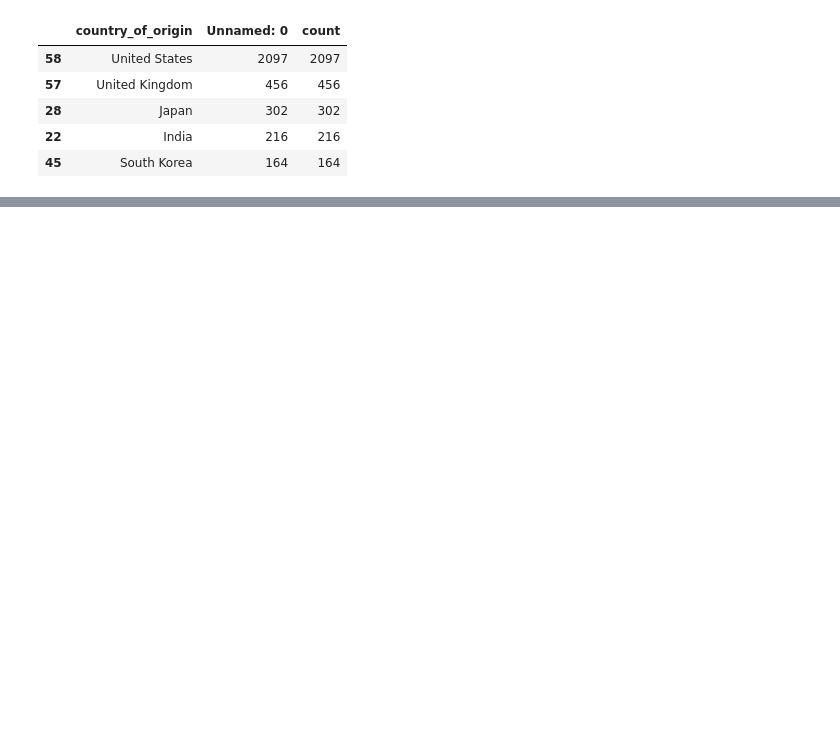
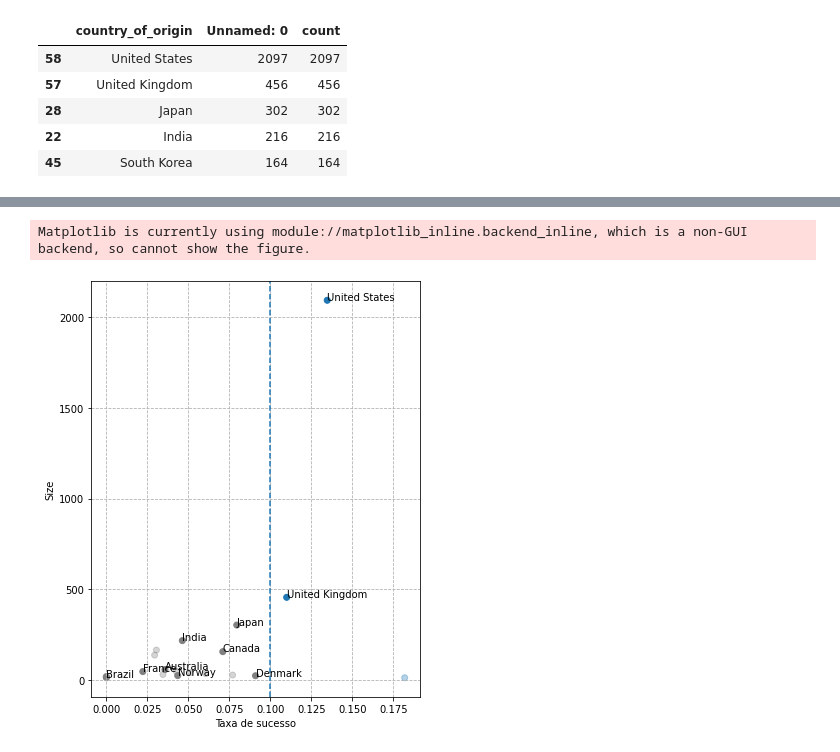
Before and after one commit to MBorgesT/DataVisProject, a Jupyter notebook: eda/countries_of_origin.ipynb, the cells around one changed output, grey strips where cells are left out. Cells and saved outputs as stored; diff of their text form; code cells hidden in the pictures; blank space fills up the shorter version.

```diff
--- a/eda/countries_of_origin.ipynb
+++ b/eda/countries_of_origin.ipynb
@@ -56,0 +104,10 @@ px.histogram(plot_df[:20], x='country_of_origin', y='count')
+# %%
+for _, row in df.iterrows():
+    country = row['countryOfOrigin']
+    assert(country is not None)
+
+    count_country[country] += 1
+    ss_sum_country[country] += row['successScore']
+
+    if row['tconst'] in top_tconsts:
+        count_coutry_top10perc[country] += 1
@@ -56,0 +130,8 @@ px.histogram(plot_df[:20], x='country_of_origin', y='count')
+# %%
+plot_df = pd.DataFrame({
+    'country': countries,
+    'avgSuccessScore': avgSuccessScore,
+    'successPerc': successPerc,
+    'size': sizes
+})
+df.head(5)
@@ -56,0 +165,2 @@ px.histogram(plot_df[:20], x='country_of_origin', y='count')
+# %%
+plot_df_cut = plot_df[plot_df['size'] >= 10]
@@ -56,0 +182,27 @@ px.histogram(plot_df[:20], x='country_of_origin', y='count')
+# %%
+plt.clf()
+plt.cla()
+
+plt.scatter(
+    x=plot_df_cut['successPerc'], y=plot_df_cut['size'],
+    c=plot_df_cut['successPerc'].apply(lambda x: '#1f77b4' if x >= .1 else 'gray'),
+    alpha=[1 for _ in range(10)] + [.4 for _ in range(len(plot_df_cut) - 10)]
+)
+plt.grid(linestyle='--')
+plt.xlabel('Taxa de sucesso')
+plt.ylabel('Size')
+plt.axvline(0.1, linestyle='--')
+
+for i, txt in enumerate(plot_df_cut['country'][:10]):
+    pos = [plot_df_cut['successPerc'].iloc[i], plot_df_cut['size'].iloc[i]]
+    plt.annotate(txt, pos)
+
+fig = plt.gcf()
+fig.set_facecolor('white')
+fig.set_size_inches(5.5, 6.5)
+fig.tight_layout()
+fig.savefig('../plots/bubble_country.png')
+fig.show()
+# %% [output]
+Matplotlib is currently using module://matplotlib_inline.backend_inline, which is a non-GUI backend, so cannot show the figure.
+[figure, added]
```
Also changed, not shown: parts of 16 cells of this notebook, 9 other files.
